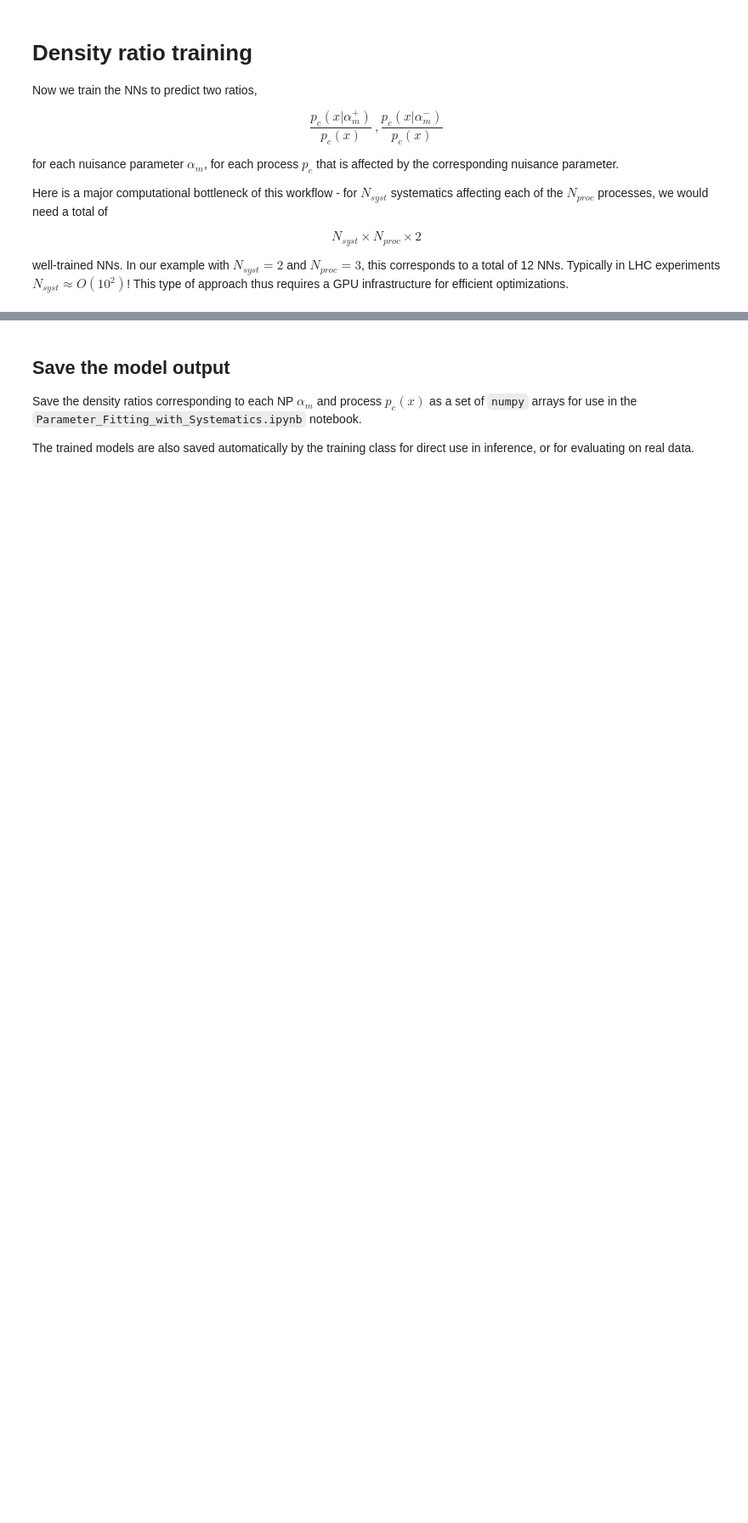
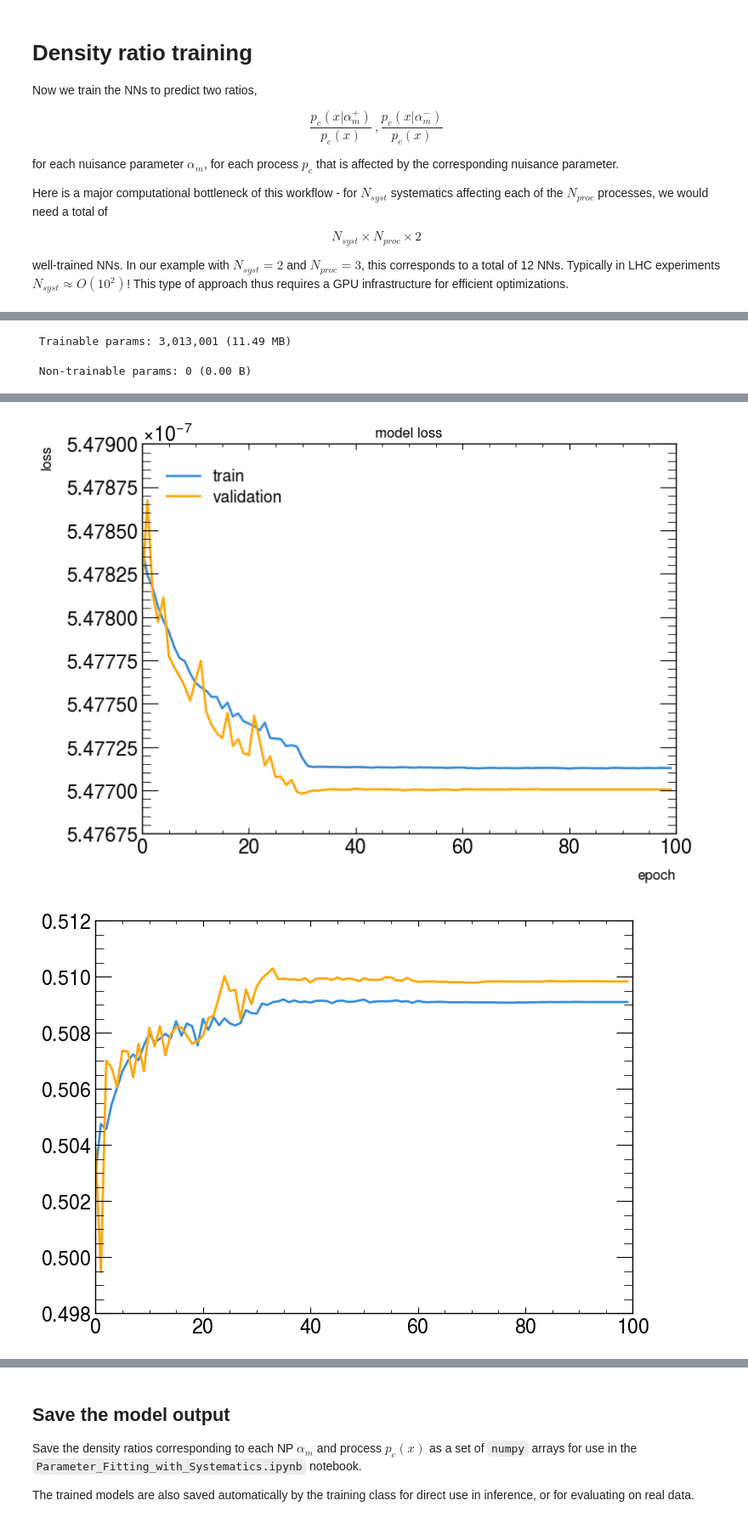
Before and after one commit to CrossGo14/NSBI-workflow-tutorial, a Jupyter notebook: FAIR_universe_Higgs_tautau/Systematic_Uncertainty_Estimation.ipynb, the cells around one changed output, grey strips where cells are left out. Shown at 85% size. Saved outputs shown, nothing was run; the diff lists cells and outputs as text; code cells hidden in the pictures; blank space fills up the shorter version.

```diff
--- a/FAIR_universe_Higgs_tautau/Systematic_Uncertainty_Estimation.ipynb
+++ b/FAIR_universe_Higgs_tautau/Systematic_Uncertainty_Estimation.ipynb
@@ -74 +73,4 @@ PATH_TO_SAVED_DATA = config["PATH_SAVED_DATA"]
+# %%
+# Input features for training
+features, features_scaling = config.get_training_features()
 # %%
@@ -248,7 +191,7 @@ num_ensemble_members = 1
 
 plot_scaled_features = False
 
-verbose_output = 0
+verbose_output = 1
 
 scalerType = 'MinMax'
 hidden_layers = 4
@@ -257,21 +200,12 @@ num_epochs = 100
 batch_size = 10_000
 initial_lr = 0.1
 
-for process in labels_dict:
+for process, process_dict in NN_training_syst_process.items():
 
-    for dict_syst in config["Systematics"]:
+    for syst, syst_dict in process_dict.items():
 
-        syst = dict_syst["Name"]
+        for direction in syst_dict.keys():
 
-        print(f"\n\n Training for {syst} systematic for process {process} \n\n")
-
-        if (process not in dict_syst["Samples"]) | (dict_syst["Type"] != "NormPlusShape"):
-            print(f"Nothing to train for {process} in {syst} uncertainty")
-            continue
-
-        for direction in ["up", "dn"]:
-
-            # Train the density ratio NN
             NN_training_syst_process[process][syst][direction].train_ensemble (  hidden_layers        = hidden_layers,
                                                                                  neurons              = num_neurons,
                                                                                  number_of_epochs     = num_epochs,
@@ -320,0 +250,2 @@ The sum of PDFs using the whole ensemble is 1.0000657872749117
+ Trainable params: 3,013,001 (11.49 MB)
+ Non-trainable params: 0 (0.00 B)
@@ -320,0 +274,2 @@ The sum of PDFs using the whole ensemble is 1.0000657872749117
+[figure, added]
+[figure, added]
```
Also changed, not shown: parts of 23 cells of this notebook, 8 other files.
